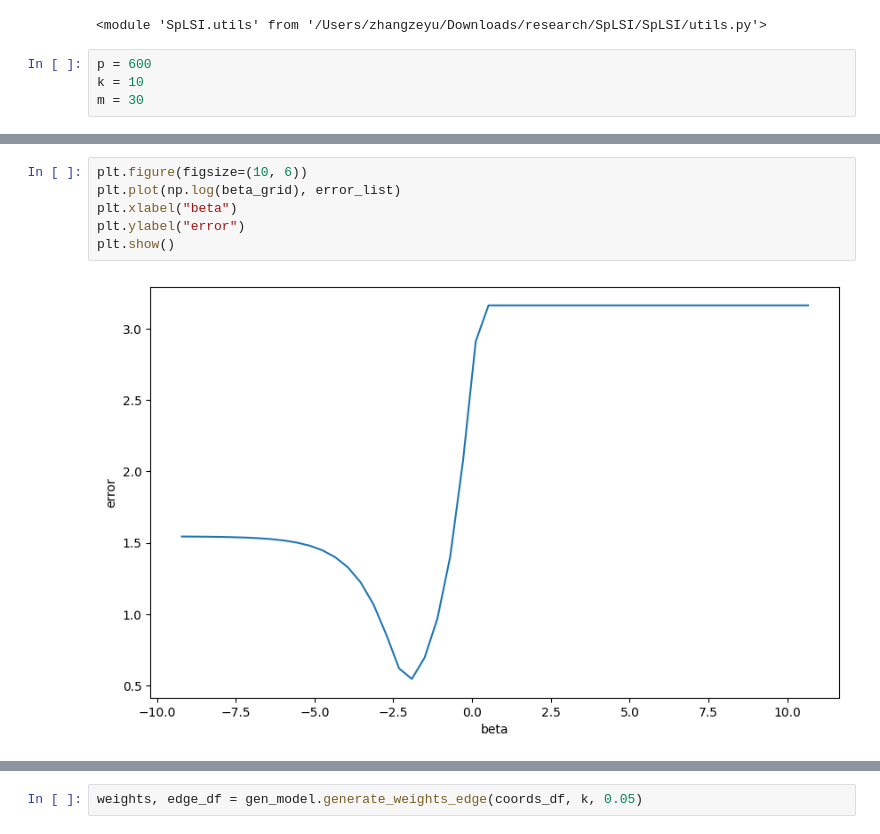
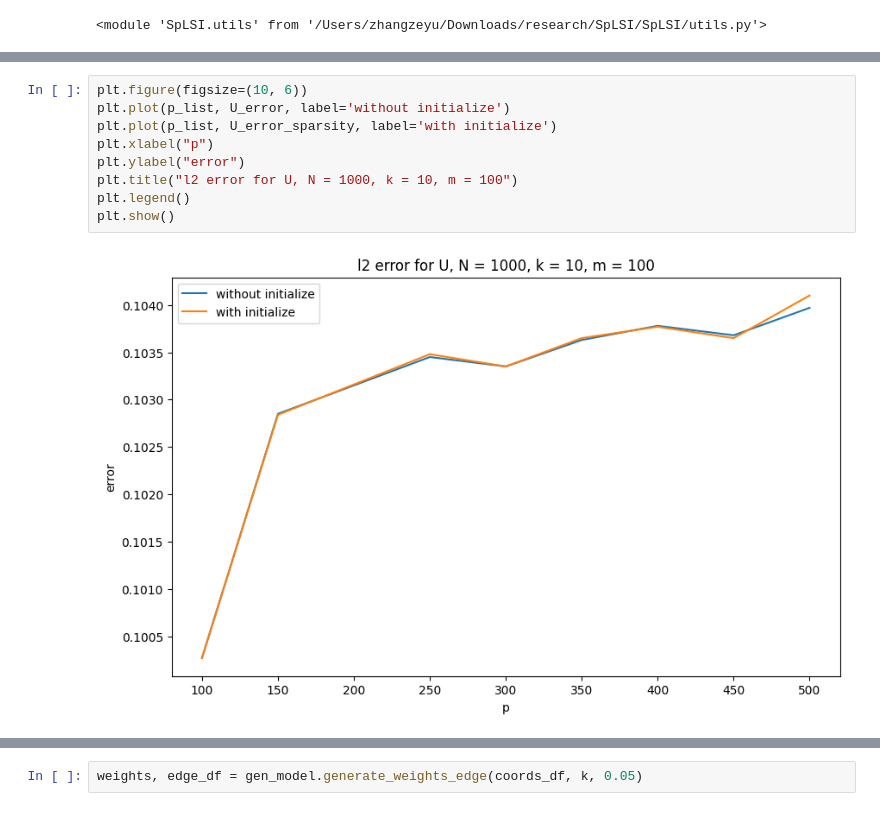
Before and after one commit to yeojin-jung/SpatialPCA, a Jupyter notebook: spatialsvd_sim_sparsity.ipynb, the cells around one changed output, grey strips where cells are left out. Saved outputs shown, nothing was run; the diff lists cells and outputs as text.

```diff
--- a/spatialsvd_sim_sparsity.ipynb
+++ b/spatialsvd_sim_sparsity.ipynb
@@ -31,7 +31,3 @@ importlib.reload(splsi_)
 importlib.reload(utils)
 # %% [output]
 <module 'SpLSI.utils' from '/Users/zhangzeyu/Downloads/research/SpLSI/SpLSI/utils.py'>
-# %%
-p = 600
-k = 10
-m = 30
@@ -55,8 +284,11 @@ for beta in beta_grid:
 # %%
 plt.figure(figsize=(10, 6))
-plt.plot(np.log(beta_grid), error_list)
-plt.xlabel("beta")
+plt.plot(p_list, U_error, label='without initialize')
+plt.plot(p_list, U_error_sparsity, label='with initialize')
+plt.xlabel("p")
 plt.ylabel("error")
+plt.title("l2 error for U, N = 1000, k = 10, m = 100")
+plt.legend()
 plt.show()
 # %% [output]
-[figure, old version]
+[figure, new version]
```
Also changed, not shown: parts of 13 cells of this notebook, 2 other files.
